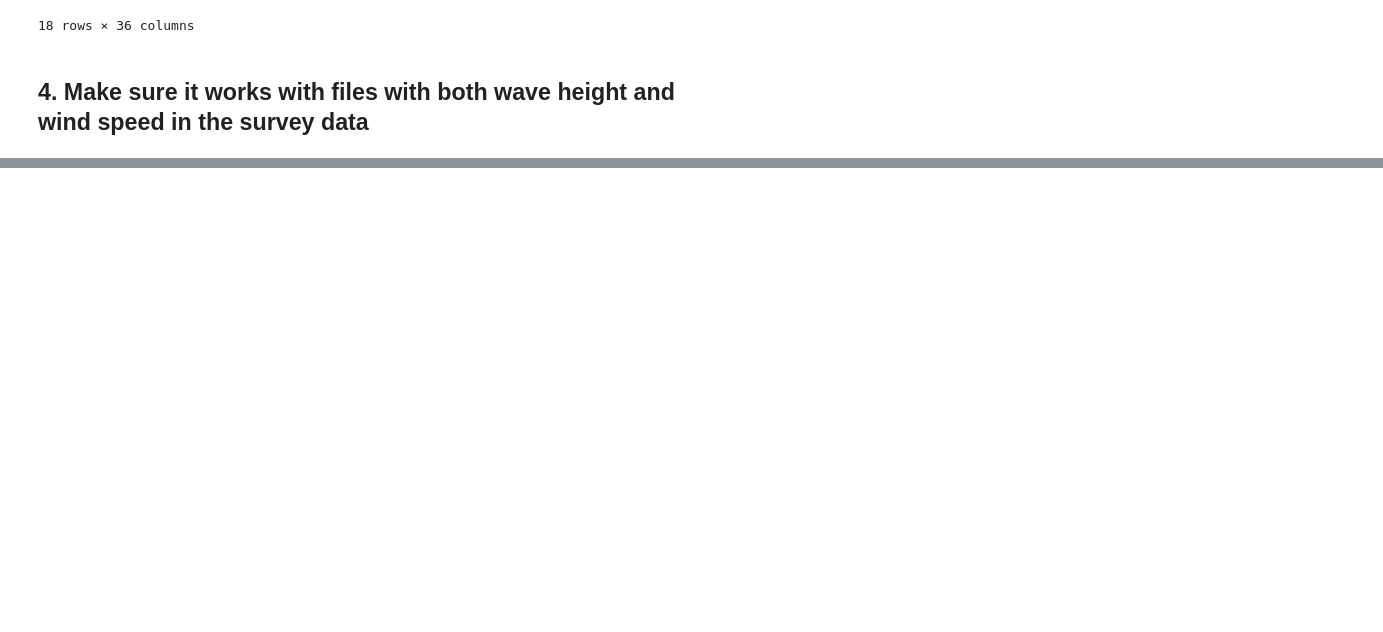
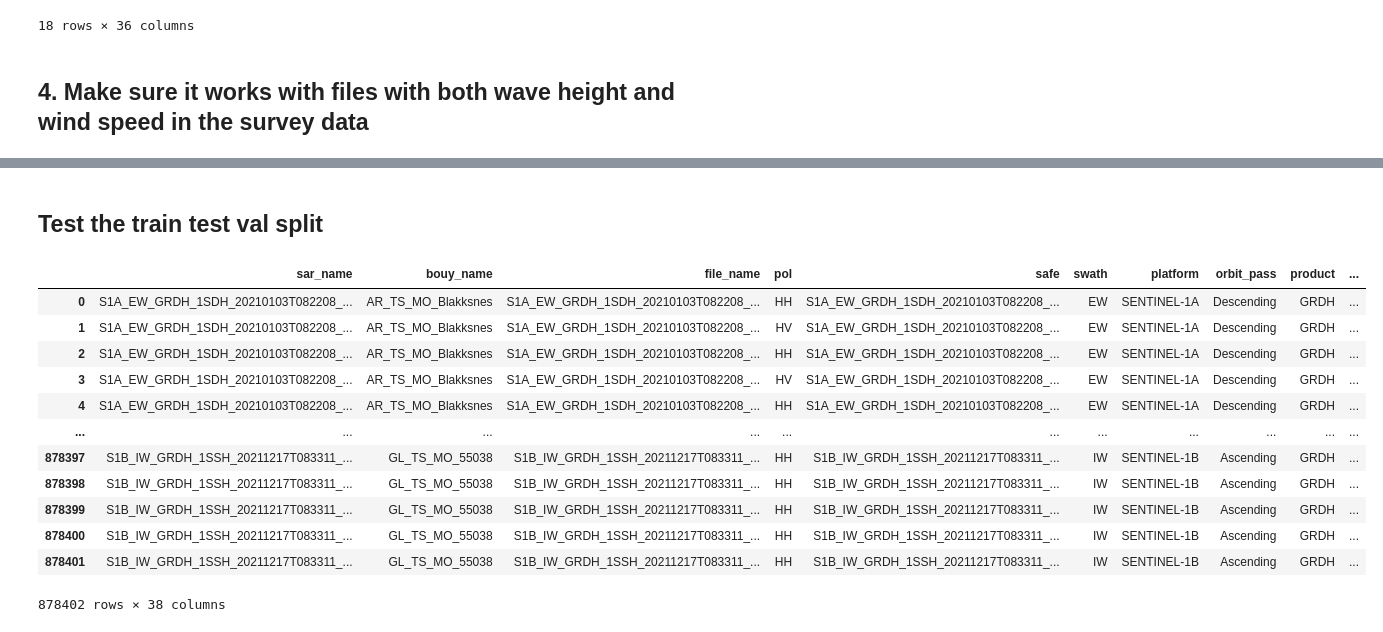
Before and after one commit to SEE-GEO/sarssw, a Jupyter notebook: pipeline/test_sar_dataset_loader.ipynb, the cells around one changed output, grey strips where cells are left out. Saved outputs shown, nothing was run; the diff lists cells and outputs as text; code cells hidden in the pictures; blank space fills up the shorter version.

Commit message:
Add train, test and val split
The split is based on the hash of the columnd ['sar_name', 'bouy_name']

```diff
--- a/pipeline/test_sar_dataset_loader.ipynb
+++ b/pipeline/test_sar_dataset_loader.ipynb
@@ -124,0 +107,24 @@ Collecting labels
+# %% [markdown]
+## Test the train test val split
+# %%
+df_path = '/data/exjobb/sarssw/sar_dataset_features_labels_18_april/sar_dataset.pickle'
+
+with open(df_path, 'rb') as f:
+        fl_df = pickle.load(f)
+        fl_df = fl_df.reset_index()
+
+display(fl_df)
+# %% [output]
+|  | sar_name | bouy_name | file_name | pol | safe | swath | platform | orbit_pass | product | ... |
+| 0 | S1A_EW_GRDH_1SDH_20210103T082208_... | AR_TS_MO_Blakksnes | S1A_EW_GRDH_1SDH_20210103T082208_... | HH | S1A_EW_GRDH_1SDH_20210103T082208_... | EW | SENTINEL-1A | Descending | GRDH | ... |
+| 1 | S1A_EW_GRDH_1SDH_20210103T082208_... | AR_TS_MO_Blakksnes | S1A_EW_GRDH_1SDH_20210103T082208_... | HV | S1A_EW_GRDH_1SDH_20210103T082208_... | EW | SENTINEL-1A | Descending | GRDH | ... |
+| 2 | S1A_EW_GRDH_1SDH_20210103T082208_... | AR_TS_MO_Blakksnes | S1A_EW_GRDH_1SDH_20210103T082208_... | HH | S1A_EW_GRDH_1SDH_20210103T082208_... | EW | SENTINEL-1A | Descending | GRDH | ... |
+| 3 | S1A_EW_GRDH_1SDH_20210103T082208_... | AR_TS_MO_Blakksnes | S1A_EW_GRDH_1SDH_20210103T082208_... | HV | S1A_EW_GRDH_1SDH_20210103T082208_... | EW | SENTINEL-1A | Descending | GRDH | ... |
+| 4 | S1A_EW_GRDH_1SDH_20210103T082208_... | AR_TS_MO_Blakksnes | S1A_EW_GRDH_1SDH_20210103T082208_... | HH | S1A_EW_GRDH_1SDH_20210103T082208_... | EW | SENTINEL-1A | Descending | GRDH | ... |
+| ... | ... | ... | ... | ... | ... | ... | ... | ... | ... | ... |
+| 878397 | S1B_IW_GRDH_1SSH_20211217T083311_... | GL_TS_MO_55038 | S1B_IW_GRDH_1SSH_20211217T083311_... | HH | S1B_IW_GRDH_1SSH_20211217T083311_... | IW | SENTINEL-1B | Ascending | GRDH | ... |
+| 878398 | S1B_IW_GRDH_1SSH_20211217T083311_... | GL_TS_MO_55038 | S1B_IW_GRDH_1SSH_20211217T083311_... | HH | S1B_IW_GRDH_1SSH_20211217T083311_... | IW | SENTINEL-1B | Ascending | GRDH | ... |
+| 878399 | S1B_IW_GRDH_1SSH_20211217T083311_... | GL_TS_MO_55038 | S1B_IW_GRDH_1SSH_20211217T083311_... | HH | S1B_IW_GRDH_1SSH_20211217T083311_... | IW | SENTINEL-1B | Ascending | GRDH | ... |
+| 878400 | S1B_IW_GRDH_1SSH_20211217T083311_... | GL_TS_MO_55038 | S1B_IW_GRDH_1SSH_20211217T083311_... | HH | S1B_IW_GRDH_1SSH_20211217T083311_... | IW | SENTINEL-1B | Ascending | GRDH | ... |
+| 878401 | S1B_IW_GRDH_1SSH_20211217T083311_... | GL_TS_MO_55038 | S1B_IW_GRDH_1SSH_20211217T083311_... | HH | S1B_IW_GRDH_1SSH_20211217T083311_... | IW | SENTINEL-1B | Ascending | GRDH | ... |
+878402 rows × 38 columns
```
Also changed, not shown: parts of 15 cells of this notebook, 1 other file.
